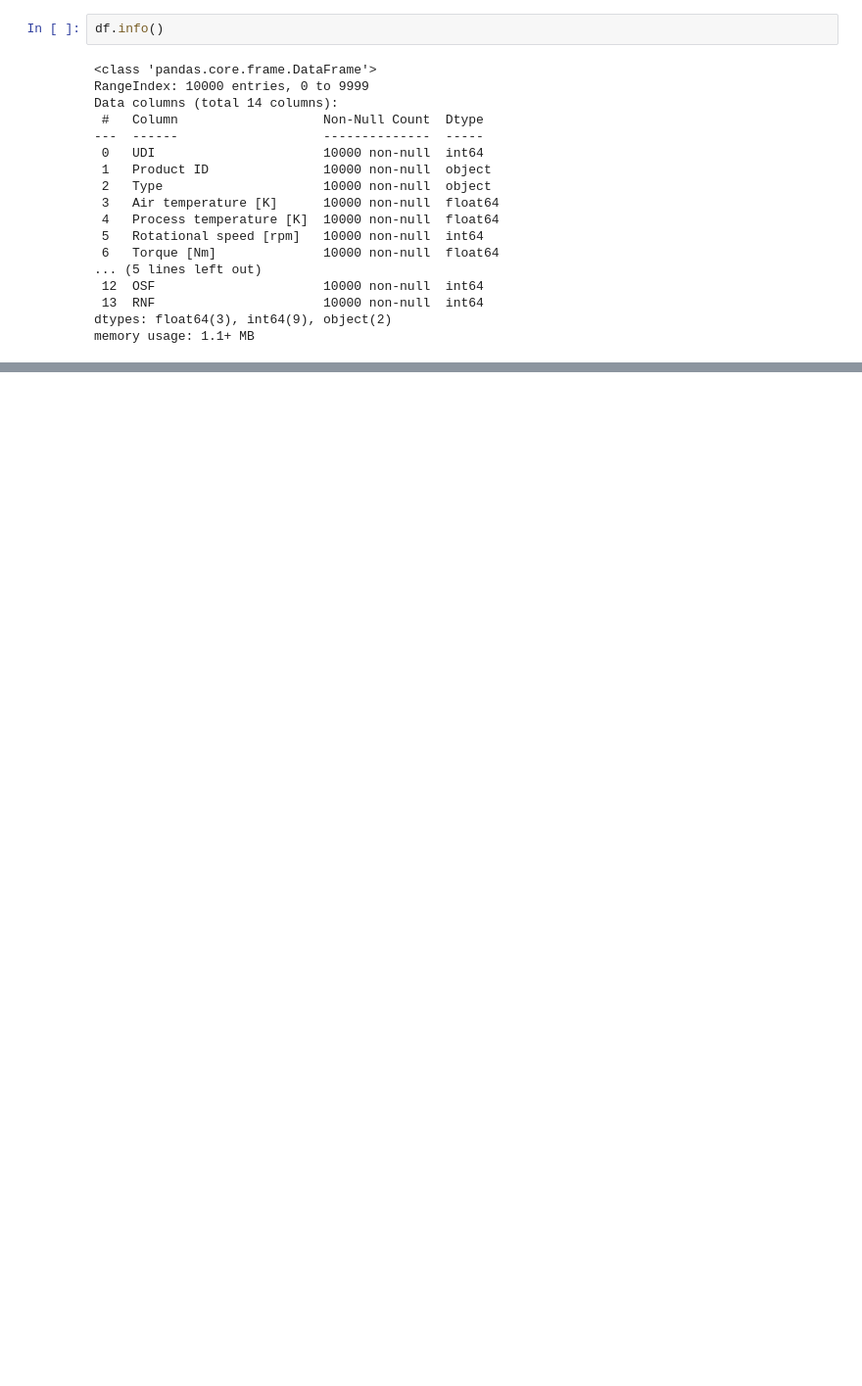
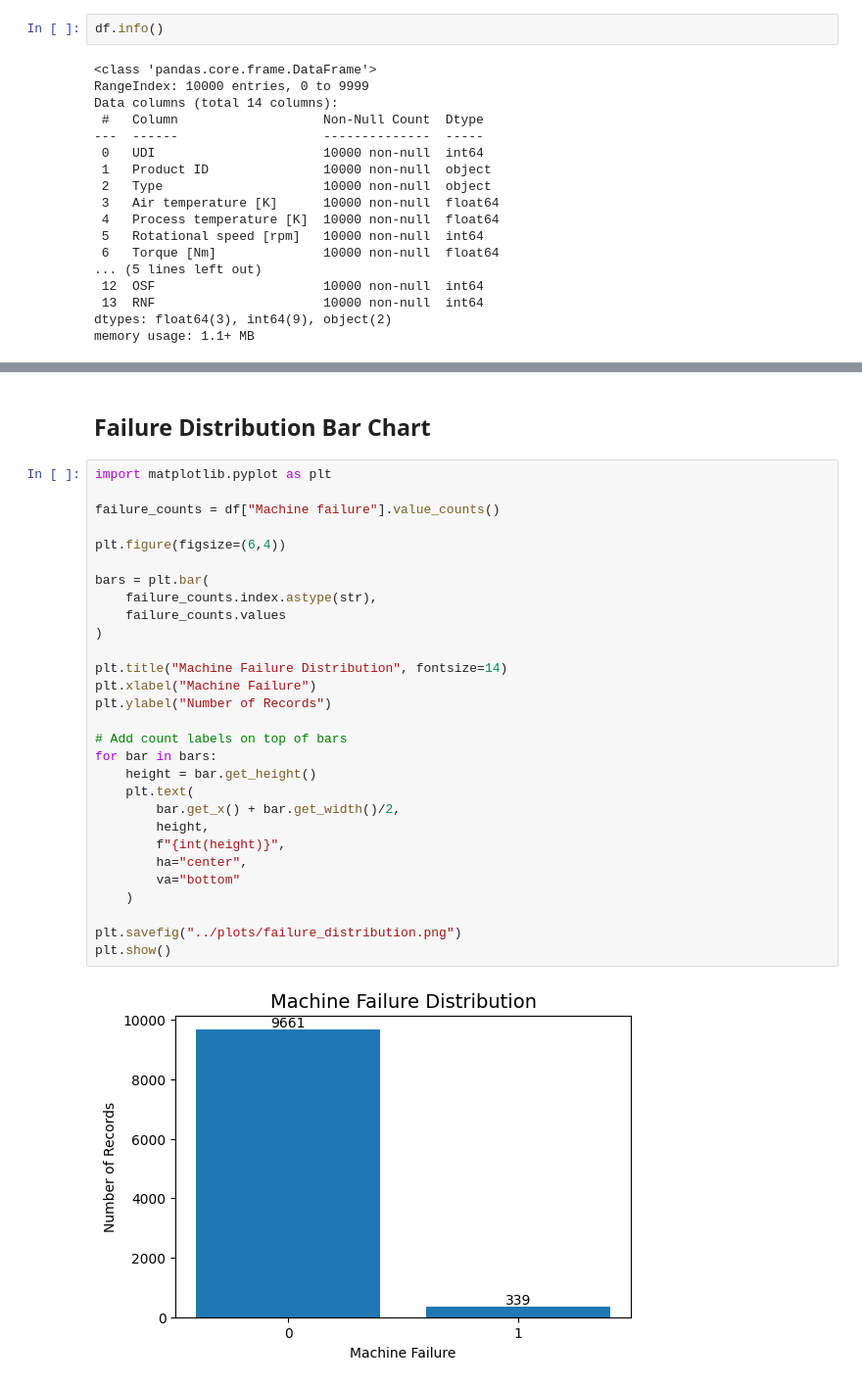
Before and after one commit to KVP6755/Project1_Predictive-Maintenance, a Jupyter notebook: eda/eda_analysis.ipynb, the cells around one changed output, grey strips where cells are left out. Shown at 98% size. Saved outputs shown, nothing was run; the diff lists cells and outputs as text; blank space fills up the shorter version.

Commit message:
Added failure distribution and air temperature EDA visualizations

```diff
--- a/eda/eda_analysis.ipynb
+++ b/eda/eda_analysis.ipynb
@@ -39,0 +52,33 @@ memory usage: 1.1+ MB
+# %% [markdown]
+## Failure Distribution Bar Chart
+# %%
+import matplotlib.pyplot as plt
+
+failure_counts = df["Machine failure"].value_counts()
+
+plt.figure(figsize=(6,4))
+
+bars = plt.bar(
+    failure_counts.index.astype(str),
+    failure_counts.values
+)
+
+plt.title("Machine Failure Distribution", fontsize=14)
+plt.xlabel("Machine Failure")
+plt.ylabel("Number of Records")
+
+# Add count labels on top of bars
+for bar in bars:
+    height = bar.get_height()
+    plt.text(
+        bar.get_x() + bar.get_width()/2,
+        height,
+        f"{int(height)}",
+        ha="center",
+        va="bottom"
+    )
+
+plt.savefig("../plots/failure_distribution.png")
+plt.show()
+# %% [output]
+[figure, added]
```
Also changed, not shown: parts of 5 cells of this notebook.
